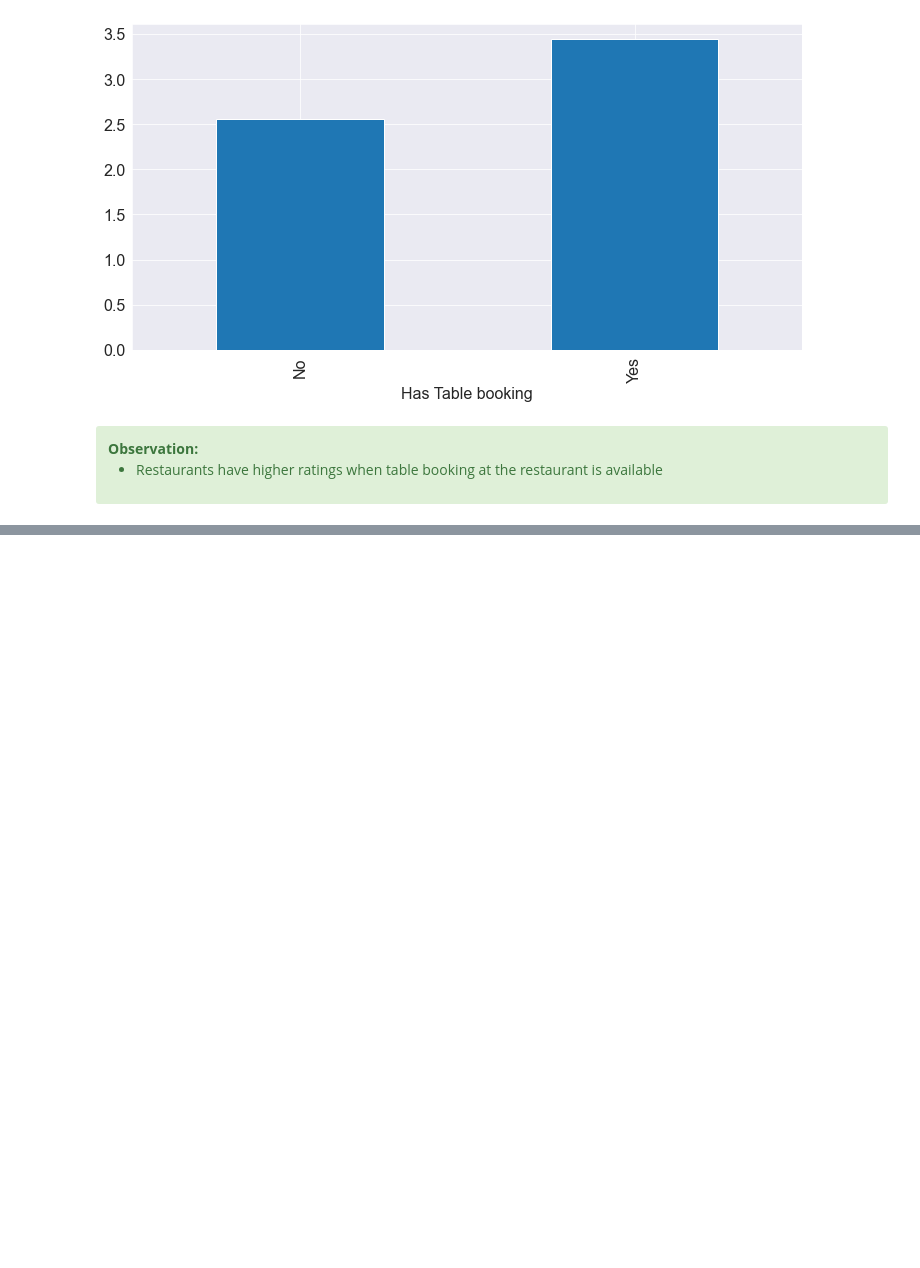
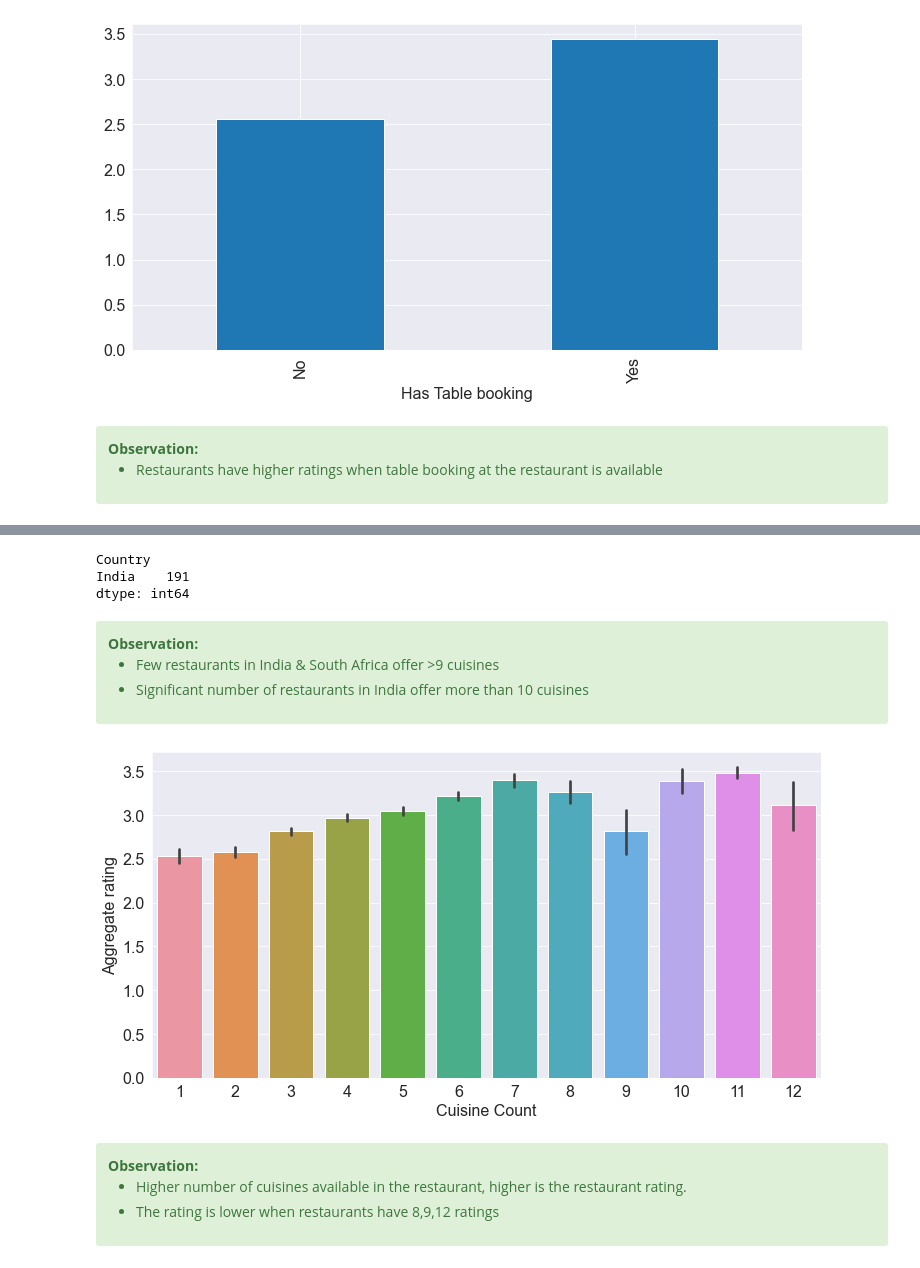
Before and after one commit to manaswikamila05/EDA, a Jupyter notebook: Zomato Restaurants Data/Zomato Case Study.ipynb, the cells around one changed output, grey strips where cells are left out. Cells and saved outputs as stored; diff of their text form; code cells hidden in the pictures; blank space fills up the shorter version.

```diff
--- a/Zomato Restaurants Data/Zomato Case Study.ipynb
+++ b/Zomato Restaurants Data/Zomato Case Study.ipynb
@@ -1025,0 +1008,6 @@ sns.pairplot(final_df)
+# %%
+# Cuisines are comma seperated, splitting them
+
+final_df["Cuisine"] = df["Cuisines"].str.split(", ")
+final_df = final_df.explode("Cuisine")
+final_df.head()
@@ -1025,0 +1241,27 @@ sns.pairplot(final_df)
+# %%
+final_df[final_df["Cuisine Count"] >10].groupby("Country").size()
+# %% [output]
+Country
+India    191
+dtype: int64
+# %% [markdown]
+<div class="alert alert-block alert-success">
+<b>Observation:</b>
+
+- Few restaurants in India & South Africa offer >9 cuisines
+- Significant number of restaurants in India offer more than 10 cuisines
+
+</div>
+# %%
+sns.barplot(data=final_df, x="Cuisine Count", y="Aggregate rating")
+plt.show()
+# %% [output]
+[figure, added]
+# %% [markdown]
+<div class="alert alert-block alert-success">
+<b>Observation:</b>
+
+- Higher number of cuisines available in the restaurant, higher is the restaurant rating.
+- The rating is lower when restaurants have 8,9,12 ratings
+
+</div>
```
Also changed, not shown: parts of 30 cells of this notebook.
